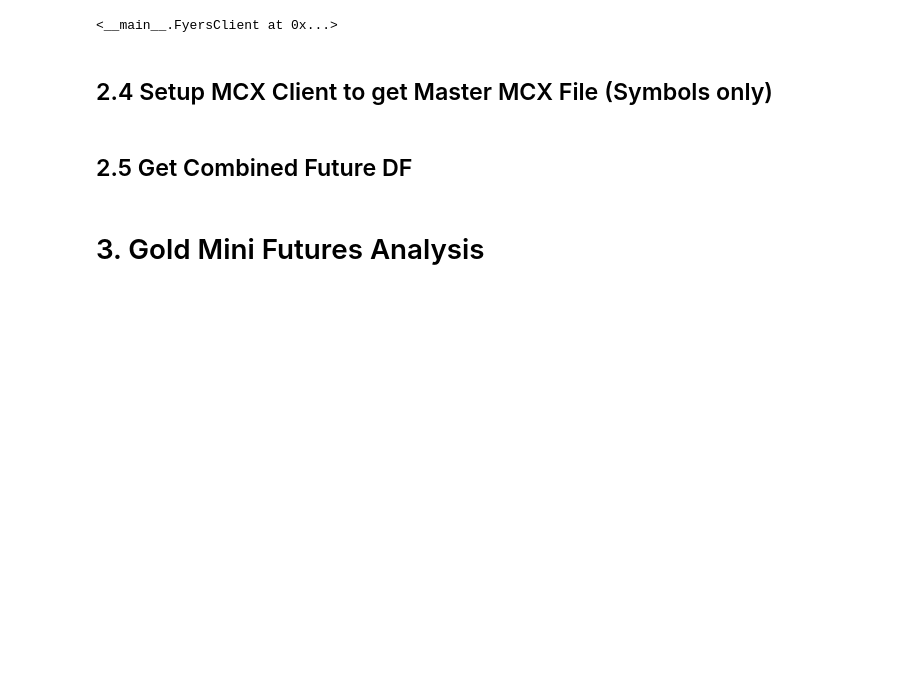
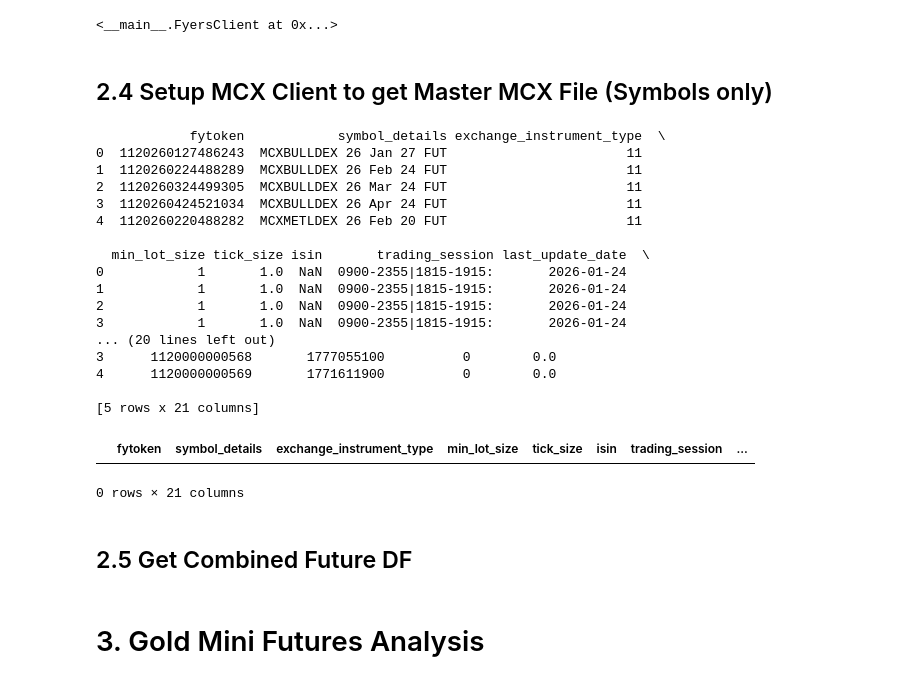
Before and after one commit to SouravAggarwal/AurumIQ, a Jupyter notebook: JupyterNotebooks/GoldMini Analysis.ipynb, the cells around one changed output. Cells and saved outputs as stored; diff of their text form; code cells hidden in the pictures; blank space fills up the shorter version.

```diff
--- a/JupyterNotebooks/GoldMini Analysis.ipynb
+++ b/JupyterNotebooks/GoldMini Analysis.ipynb
@@ -131,36 +131,62 @@ fyers
 # %% [markdown]
 ## 2.4 Setup MCX Client to get Master MCX File (Symbols only)
 # %%
+import pandas as pd
+
 MCX_CONTRACT_MASTER_URL = "https://public.fyers.in/sym_details/MCX_COM.csv"
 COLUMNS = [
     "fytoken",
     "symbol_details",
     "exchange_instrument_type",
     "min_lot_size",
     "tick_size",
     "isin",
     "trading_session",
     "last_update_date",
     "expiry_epoch",
     "exchange_symbol",
     "exchange",
     "segment",
     "scrip_code",
     "underlying_symbol",
     "underlying_scrip_code",
     "strike_price",
     "option_type",
     "underlying_fytoken",
     "expiry_epoch_dup",
     "reserved_1",
     "reserved_2"
 ]
 
 def get_active_future_symbol_df(symbol):
     """
         symbol: "goldm"
     """
     raw = pd.read_csv(MCX_CONTRACT_MASTER_URL, header=None, names=COLUMNS, dtype=str)
+    print(raw.head())
+    raw.to_csv("test.csv")
     filtered_df = raw[raw["underlying_symbol"] == symbol]
     filtered_df = filtered_df[filtered_df["symbol_details"].str.contains("fut", case=False, na=False)]
     return filtered_df
+
+get_active_future_symbol_df("abc")
+# %% [output]
+            fytoken            symbol_details exchange_instrument_type  \
+0  1120260127486243  MCXBULLDEX 26 Jan 27 FUT                       11
+1  1120260224488289  MCXBULLDEX 26 Feb 24 FUT                       11
+2  1120260324499305  MCXBULLDEX 26 Mar 24 FUT                       11
+3  1120260424521034  MCXBULLDEX 26 Apr 24 FUT                       11
+4  1120260220488282  MCXMETLDEX 26 Feb 20 FUT                       11
+
+  min_lot_size tick_size isin       trading_session last_update_date  \
+0            1       1.0  NaN  0900-2355|1815-1915:       2026-01-24
+1            1       1.0  NaN  0900-2355|1815-1915:       2026-01-24
+2            1       1.0  NaN  0900-2355|1815-1915:       2026-01-24
+3            1       1.0  NaN  0900-2355|1815-1915:       2026-01-24
+... (20 lines left out)
+3      1120000000568       1777055100          0        0.0
+4      1120000000569       1771611900          0        0.0
+
+[5 rows x 21 columns]
+|  | fytoken | symbol_details | exchange_instrument_type | min_lot_size | tick_size | isin | trading_session | ... |
+0 rows × 21 columns
```
Also changed, not shown: parts of 1 cell of this notebook, 20 other files.
